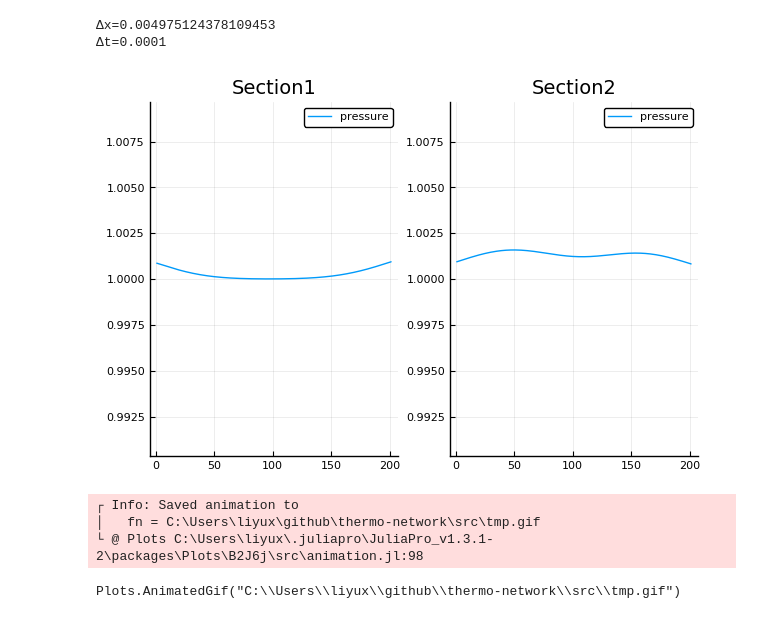
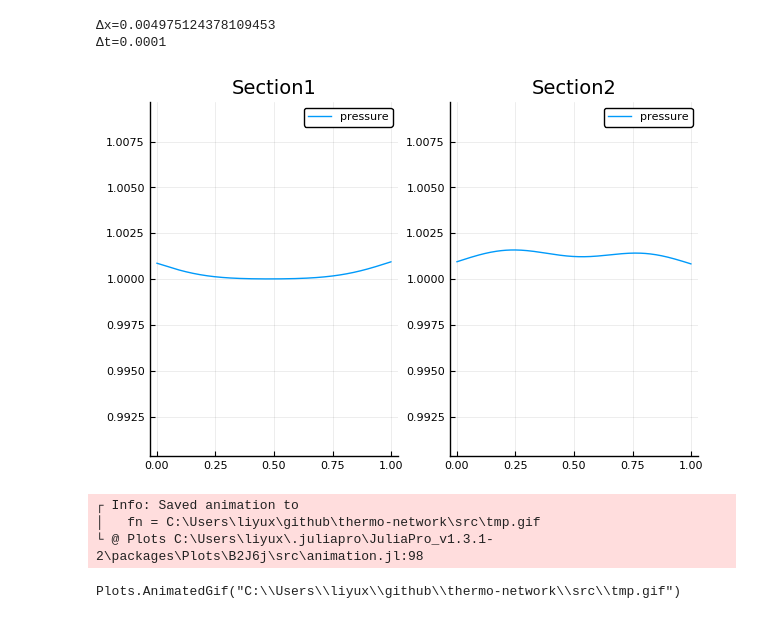
Before and after one commit to liyuxuan48/thermo-network, a Jupyter notebook: examples/wave propagating between two sections.ipynb, the cells around one changed output. Drawn from its saved outputs; the diff is of its cells as text; code cells hidden in the pictures.

```diff
--- a/examples/wave propagating between two sections.ipynb
+++ b/examples/wave propagating between two sections.ipynb
@@ -113,13 +116,13 @@ plot([uueverythinginitial1.p,uueverythinginitial2.p], ylim=(2-maximum(uueverythi
 Δt=0.0001
 # %%
 @gif for i in 1:length(uhist1)
-    plot([uhist1[i].p,uhist2[i].p], ylim=(2-maximum(uhist1[1].p),maximum(uhist1[1].p)), title=["Section1" "Section2"],label=["pressure" "pressure"],  layout = (1, 2))
+    plot([ux1 ux2], [uhist1[i].p,uhist2[i].p], ylim=(2-maximum(uhist1[1].p),maximum(uhist1[1].p)), title=["Section1" "Section2"],label=["pressure" "pressure"],  layout = (1, 2))
 #     plot([uhist1[i].u,uhist2[i].u], ylim=(2-maximum(uhist1[1].u),maximum(uhist1[1].u)), title=["Section1" "Section2"],label=["pressure" "pressure"],  layout = (1, 2))
 #     plot([uhist1[i].ρ,uhist2[i].ρ], ylim=(0.25-maximum(uhist1[1].ρ),maximum(uhist1[1].ρ)), title=["Section1" "Section2"],label=["pressure" "pressure"],  layout = (1, 2))
 #     plot([uhist1[i].h,uhist2[i].h], ylim=(0.998 .* minimum(uhist1[1].h), 1.002 .* maximum(uhist1[1].h)), title=["Section1" "Section2"],label=["pressure" "pressure"],  layout = (1, 2))
 end
 # %% [output]
-[figure, old version]
+[figure, new version]
 ┌ Info: Saved animation to
 │   fn = C:\Users\liyux\github\thermo-network\src\tmp.gif
 └ @ Plots C:\Users\liyux\.juliapro\JuliaPro_v1.3.1-2\packages\Plots\B2J6j\src\animation.jl:98
```
Also changed, not shown: parts of 2 cells of this notebook, 3 other files.
